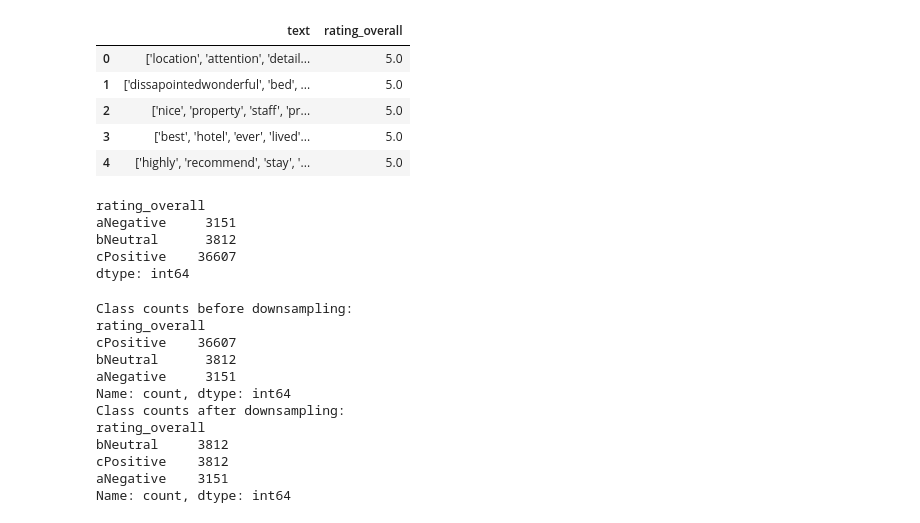
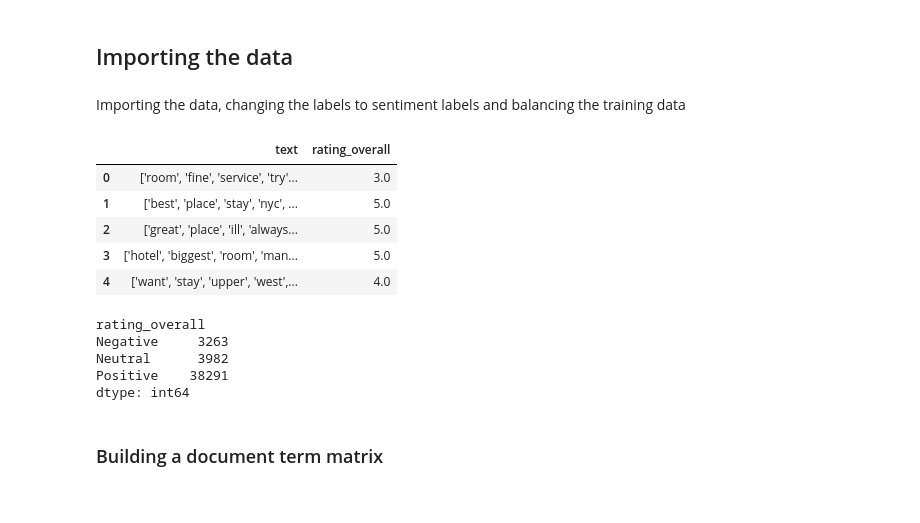
Before and after one commit to Filipnr2000/AIML_TripAdvisor_Project, a Jupyter notebook: BoW.ipynb, the cells around one changed output. Saved outputs shown, nothing was run; the diff lists cells and outputs as text; code cells hidden in the pictures.

```diff
--- a/BoW.ipynb
+++ b/BoW.ipynb
@@ -25,73 +11,36 @@ from sklearn.pipeline import Pipeline
+# %% [markdown]
+## Importing the data
+# %% [markdown]
+Importing the data, changing the labels to sentiment labels and balancing the training data
 # %%
 #specify CSV path
-csv_path = '../Preprocessing/data_tokenized.csv'
+csv_path = '../Preprocessing/data_tokenized_BoW.csv'
 
 #creating a df from the file
 data = pd.read_csv(csv_path)
 
 data.head(5)
 # %% [output]
 |  | text | rating_overall |
-| 0 | ['location', 'attention', 'detail... | 5.0 |
-| 1 | ['dissapointedwonderful', 'bed', ... | 5.0 |
-| 2 | ['nice', 'property', 'staff', 'pr... | 5.0 |
-| 3 | ['best', 'hotel', 'ever', 'lived'... | 5.0 |
-| 4 | ['highly', 'recommend', 'stay', '... | 5.0 |
+| 0 | ['room', 'fine', 'service', 'try'... | 3.0 |
+| 1 | ['best', 'place', 'stay', 'nyc', ... | 5.0 |
+| 2 | ['great', 'place', 'ill', 'always... | 5.0 |
+| 3 | ['hotel', 'biggest', 'room', 'man... | 5.0 |
+| 4 | ['want', 'stay', 'upper', 'west',... | 4.0 |
 # %%
-data['rating_overall'] = data['rating_overall'].replace(range(0, 3), 'aNegative')
-data['rating_overall'] = data['rating_overall'].replace(3, 'bNeutral')
-data['rating_overall'] = data['rating_overall'].replace(range(4, 6), 'cPositive')
+data['rating_overall'] = data['rating_overall'].replace(range(0, 3), 'Negative')
+data['rating_overall'] = data['rating_overall'].replace(3, 'Neutral')
+data['rating_overall'] = data['rating_overall'].replace(range(4, 6), 'Positive')
 
 result = data.groupby('rating_overall').size()
 
 result
 # %% [output]
 rating_overall
-aNegative     3151
-bNeutral      3812
-cPositive    36607
+Negative     3263
+Neutral      3982
+Positive    38291
 dtype: int64
-# %%
-from sklearn.utils import resample
-
-# Count the number of samples in each class
-class_counts = data['rating_overall'].value_counts()
-print("Class counts before downsampling:")
-print(class_counts)
-
-# Separate the classes
-neutral_data = data[data['rating_overall'] == 'bNeutral']
-positive_data = data[data['rating_overall'] == 'cPositive']
-negative_data = data[data['rating_overall'] == 'aNegative']
-
-# Downsample the cPositive class to match the size of bNeutral
-positive_data_downsampled = resample(
-    positive_data,
-    replace=False,  # Do not sample with replacement
-    n_samples=len(neutral_data),  # Match the size of the bNeutral class
-    random_state=42  # For reproducibility
-)
-
-# Combine the downsampled cPositive class with the other classes
-data_balanced = pd.concat([neutral_data, positive_data_downsampled, negative_data])
-
-# Shuffle the dataset
-data_balanced = data_balanced.sample(frac=1, random_state=42).reset_index(drop=True)
-
-# Verify the class distribution after downsampling
-print("Class counts after downsampling:")
-print(data_balanced['rating_overall'].value_counts())
-# %% [output]
-Class counts before downsampling:
-rating_overall
-cPositive    36607
-bNeutral      3812
-aNegative     3151
-Name: count, dtype: int64
-Class counts after downsampling:
-rating_overall
-bNeutral     3812
-cPositive    3812
-aNegative    3151
-Name: count, dtype: int64
+# %% [markdown]
+### Building a document term matrix
 # %%
```
Also changed, not shown: parts of 40 cells of this notebook.
